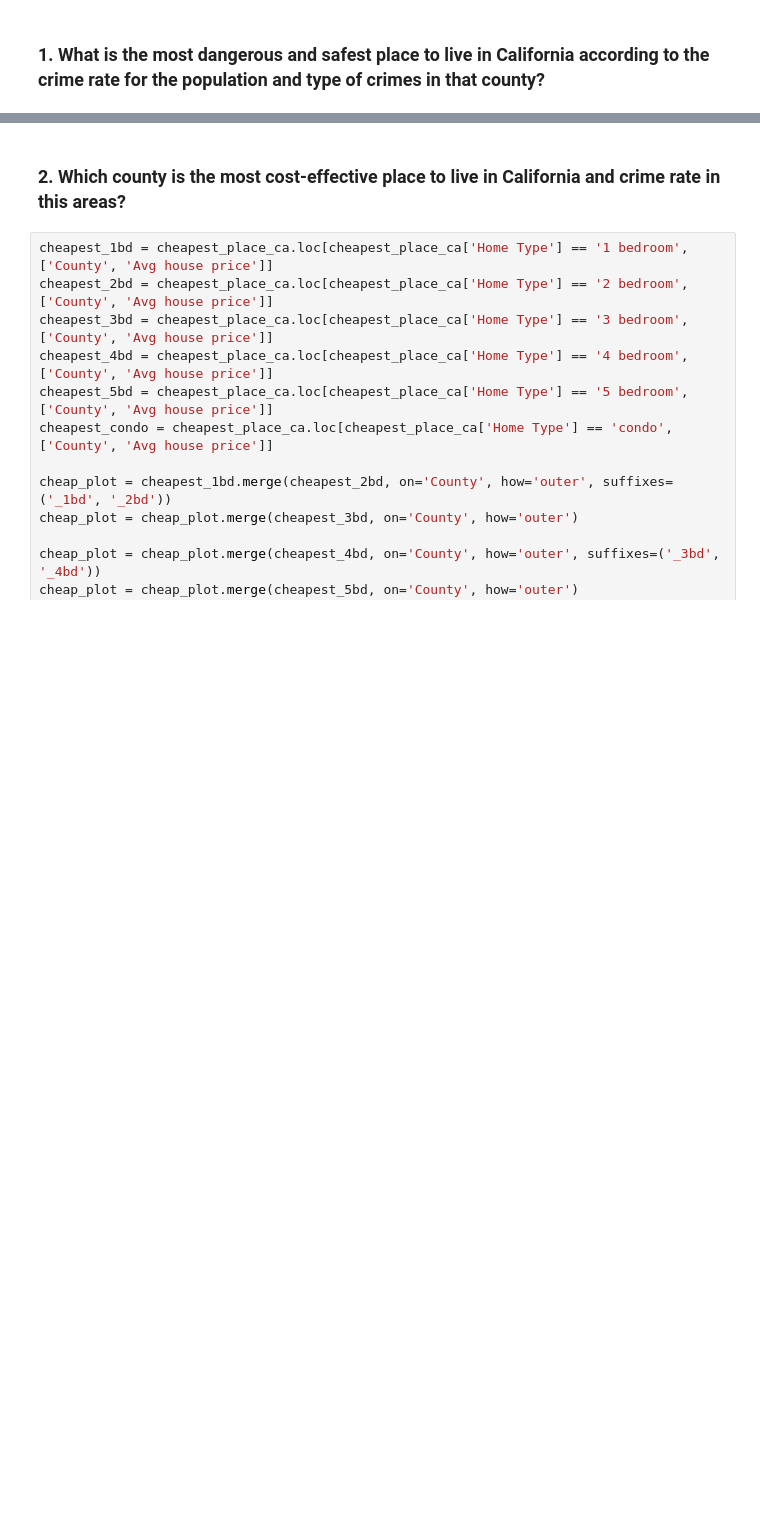
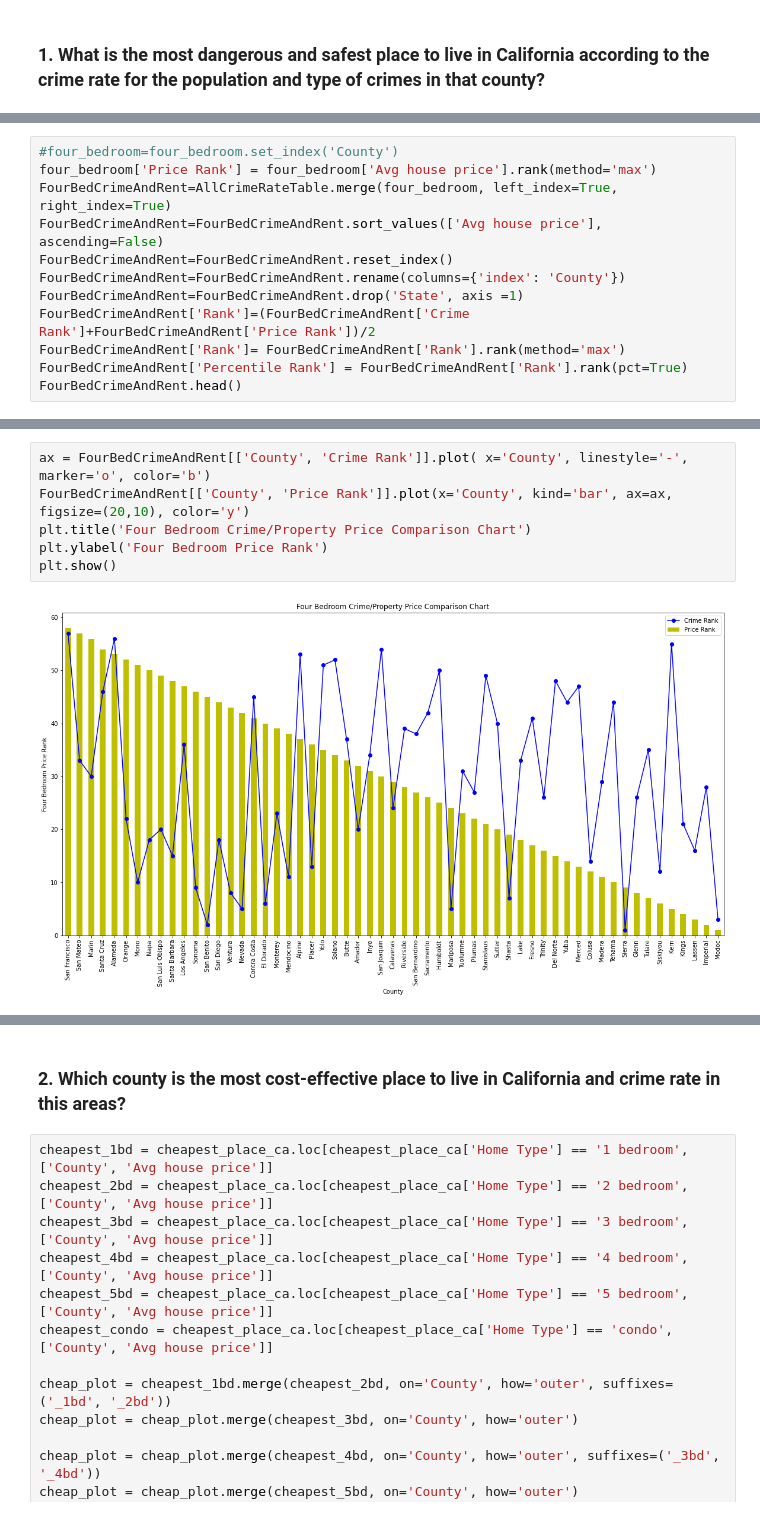
Before and after one commit to 52Godfrey/BestCityToLiveCA, a Jupyter notebook: Analisys.ipynb, the cells around one changed output, grey strips where cells are left out. Cells and saved outputs as stored; diff of their text form; blank space fills up the shorter version.

```diff
--- a/Analisys.ipynb
+++ b/Analisys.ipynb
@@ -71,0 +173,12 @@ dtype: object
+# %%
+#four_bedroom=four_bedroom.set_index('County')
+four_bedroom['Price Rank'] = four_bedroom['Avg house price'].rank(method='max')
+FourBedCrimeAndRent=AllCrimeRateTable.merge(four_bedroom, left_index=True, right_index=True)
+FourBedCrimeAndRent=FourBedCrimeAndRent.sort_values(['Avg house price'], ascending=False)
+FourBedCrimeAndRent=FourBedCrimeAndRent.reset_index()
+FourBedCrimeAndRent=FourBedCrimeAndRent.rename(columns={'index': 'County'})
+FourBedCrimeAndRent=FourBedCrimeAndRent.drop('State', axis =1)
+FourBedCrimeAndRent['Rank']=(FourBedCrimeAndRent['Crime Rank']+FourBedCrimeAndRent['Price Rank'])/2
+FourBedCrimeAndRent['Rank']= FourBedCrimeAndRent['Rank'].rank(method='max')
+FourBedCrimeAndRent['Percentile Rank'] = FourBedCrimeAndRent['Rank'].rank(pct=True)
+FourBedCrimeAndRent.head()
@@ -71,0 +192,8 @@ dtype: object
+# %%
+ax = FourBedCrimeAndRent[['County', 'Crime Rank']].plot( x='County', linestyle='-', marker='o', color='b')
+FourBedCrimeAndRent[['County', 'Price Rank']].plot(x='County', kind='bar', ax=ax, figsize=(20,10), color='y')
+plt.title('Four Bedroom Crime/Property Price Comparison Chart')
+plt.ylabel('Four Bedroom Price Rank')
+plt.show()
+# %% [output]
+[figure, added]
```
Also changed, not shown: parts of 14 cells of this notebook, 1 other file.
